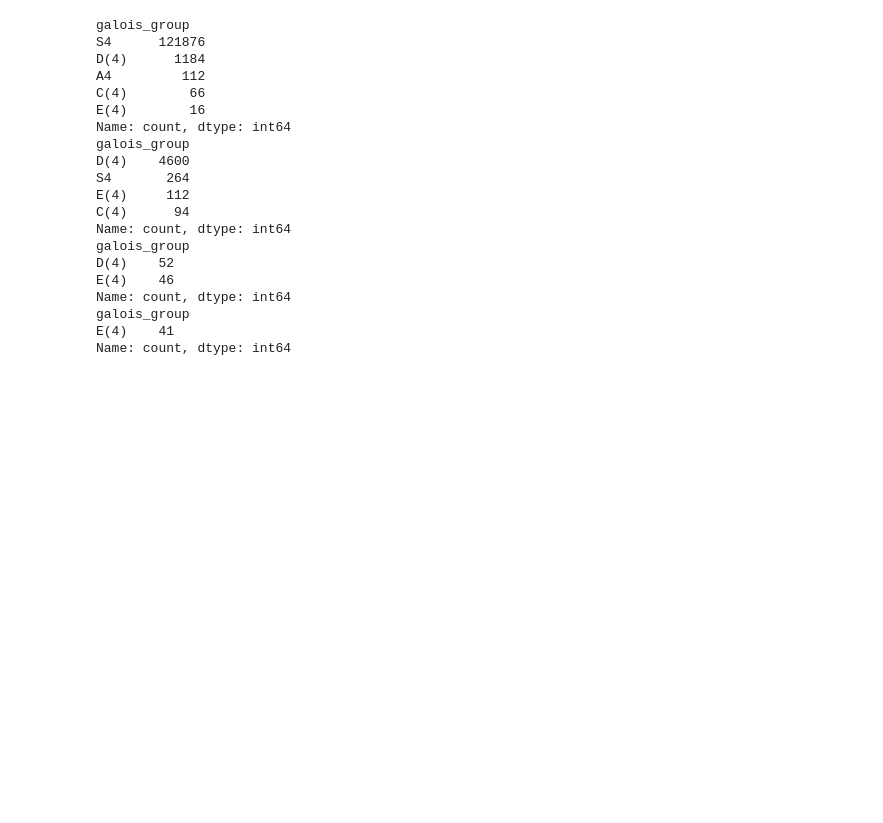
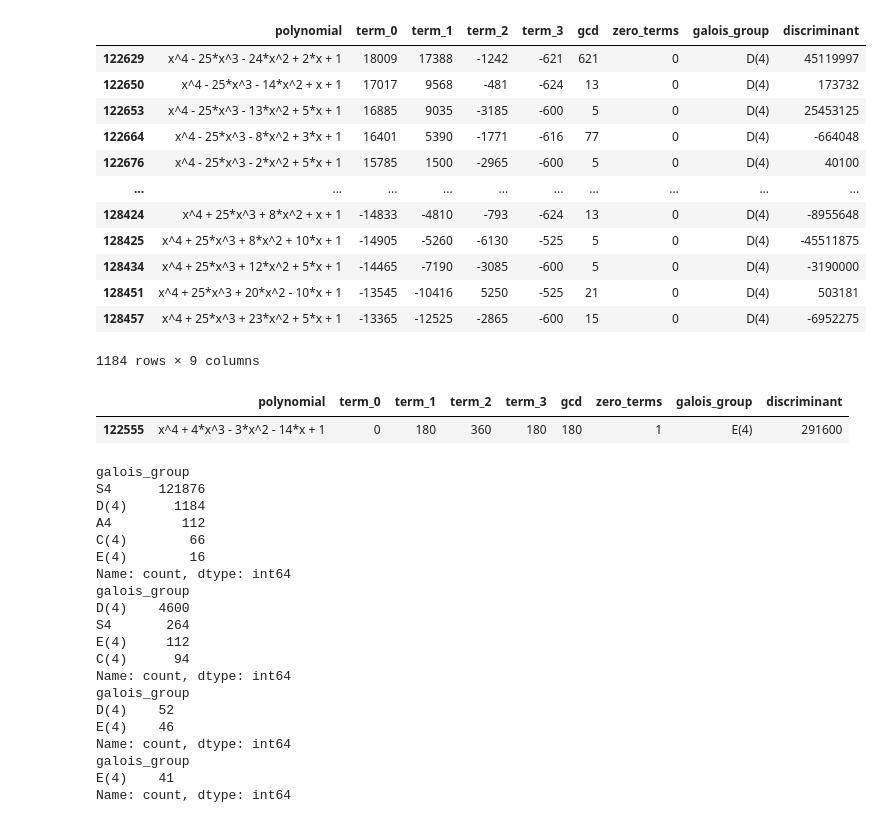
Before and after one commit to rvalenciaaz/resolvent_polynomial_experiments, a Jupyter notebook: main_scripts_formula_resolvent/output_last1_galois_deg4_range25/checking_numbers.ipynb, the cells around one changed output. Cells and saved outputs as stored; diff of their text form; code cells hidden in the pictures; blank space fills up the shorter version.

```diff
--- a/main_scripts_formula_resolvent/output_last1_galois_deg4_range25/checking_numbers.ipynb
+++ b/main_scripts_formula_resolvent/output_last1_galois_deg4_range25/checking_numbers.ipynb
@@ -6,3 +34,24 @@ all_table=pd.read_csv("output_all_galois_deg4_range25.csv")
+# %%
+d4[d4["zero_terms"]==0]
+# %% [output]
+|  | polynomial | term_0 | term_1 | term_2 | term_3 | gcd | zero_terms | galois_group | discriminant |
+| 122629 | x^4 - 25*x^3 - 24*x^2 + 2*x + 1 | 18009 | 17388 | -1242 | -621 | 621 | 0 | D(4) | 45119997 |
+| 122650 | x^4 - 25*x^3 - 14*x^2 + x + 1 | 17017 | 9568 | -481 | -624 | 13 | 0 | D(4) | 173732 |
+| 122653 | x^4 - 25*x^3 - 13*x^2 + 5*x + 1 | 16885 | 9035 | -3185 | -600 | 5 | 0 | D(4) | 25453125 |
+| 122664 | x^4 - 25*x^3 - 8*x^2 + 3*x + 1 | 16401 | 5390 | -1771 | -616 | 77 | 0 | D(4) | -664048 |
+| 122676 | x^4 - 25*x^3 - 2*x^2 + 5*x + 1 | 15785 | 1500 | -2965 | -600 | 5 | 0 | D(4) | 40100 |
+| ... | ... | ... | ... | ... | ... | ... | ... | ... | ... |
+| 128424 | x^4 + 25*x^3 + 8*x^2 + x + 1 | -14833 | -4810 | -793 | -624 | 13 | 0 | D(4) | -8955648 |
+| 128425 | x^4 + 25*x^3 + 8*x^2 + 10*x + 1 | -14905 | -5260 | -6130 | -525 | 5 | 0 | D(4) | -45511875 |
+| 128434 | x^4 + 25*x^3 + 12*x^2 + 5*x + 1 | -14465 | -7190 | -3085 | -600 | 5 | 0 | D(4) | -3190000 |
+| 128451 | x^4 + 25*x^3 + 20*x^2 - 10*x + 1 | -13545 | -10416 | 5250 | -525 | 21 | 0 | D(4) | 503181 |
+| 128457 | x^4 + 25*x^3 + 23*x^2 + 5*x + 1 | -13365 | -12525 | -2865 | -600 | 15 | 0 | D(4) | -6952275 |
+1184 rows × 9 columns
+# %%
+all_table[all_table["polynomial"]=="x^4 + 4*x^3 - 3*x^2 - 14*x + 1"]
+# %% [output]
+|  | polynomial | term_0 | term_1 | term_2 | term_3 | gcd | zero_terms | galois_group | discriminant |
+| 122555 | x^4 + 4*x^3 - 3*x^2 - 14*x + 1 | 0 | 180 | 360 | 180 | 180 | 1 | E(4) | 291600 |
 # %%
 for ht in range(0,4):
     table_zeros=all_table[all_table["zero_terms"]==ht]
```
Also changed, not shown: parts of 7 cells of this notebook, 29 other files.
